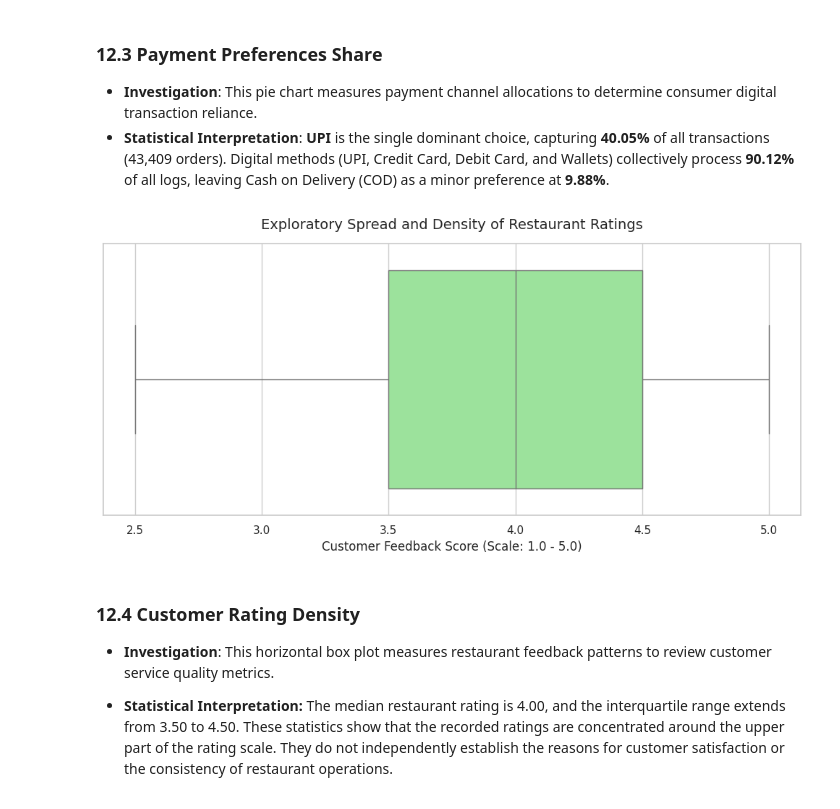
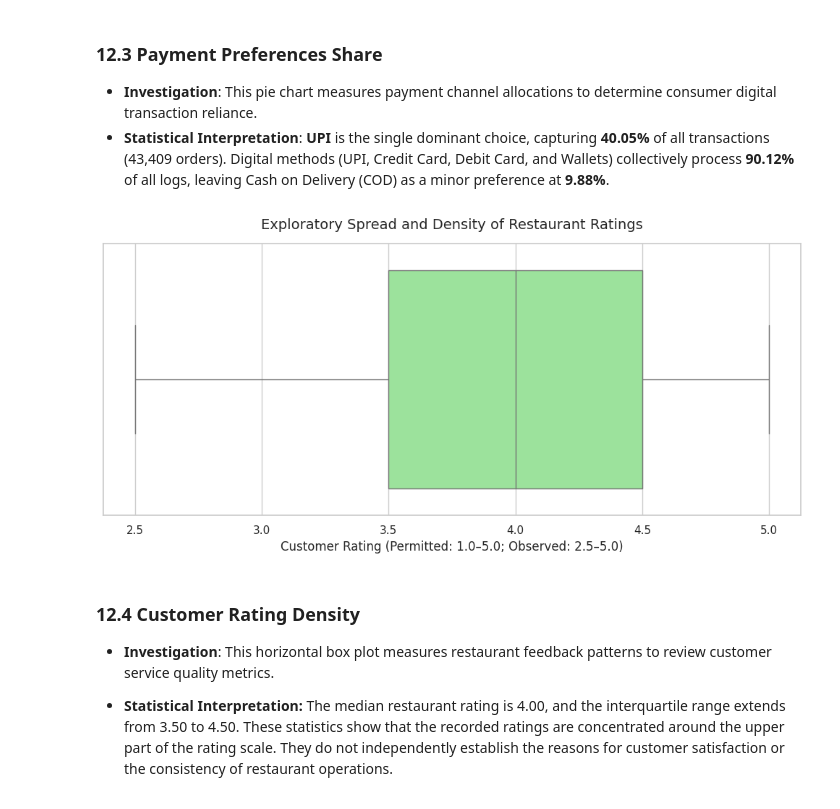
Before and after one commit to pranav662/Food_Delivery_Data_Analysis_FDS_Project, a Jupyter notebook: Food_Delivery_Data_Analysis.ipynb, the cells around one changed output. Cells and saved outputs as stored; diff of their text form; code cells hidden in the pictures.

```diff
--- a/Food_Delivery_Data_Analysis.ipynb
+++ b/Food_Delivery_Data_Analysis.ipynb
@@ -1058,20 +1058,20 @@ plt.show()
 # %%
 # 4. Distribution of Restaurant Ratings (Box Plot)
 plt.figure(figsize=(10, 5))
 
 sns.boxplot(
     data=df,
     x='rating',
     color='lightgreen',
     flierprops=dict(markerfacecolor='red', marker='D', markersize=5)
 )
 
 plt.title("Exploratory Spread and Density of Restaurant Ratings", fontsize=14, pad=15)
-plt.xlabel("Customer Feedback Score (Scale: 1.0 - 5.0)", fontsize=12)
+plt.xlabel("Customer Rating (Permitted: 1.0–5.0; Observed: 2.5–5.0)",fontsize=12)
 plt.tight_layout()
 plt.show()
 # %% [output]
-[figure, old version]
+[figure, new version]
 # %% [markdown]
 ### **12.4 Customer Rating Density**
 * **Investigation**: This horizontal box plot measures restaurant feedback patterns to review customer service quality metrics.
```
Also changed, not shown: parts of 3 cells of this notebook.
